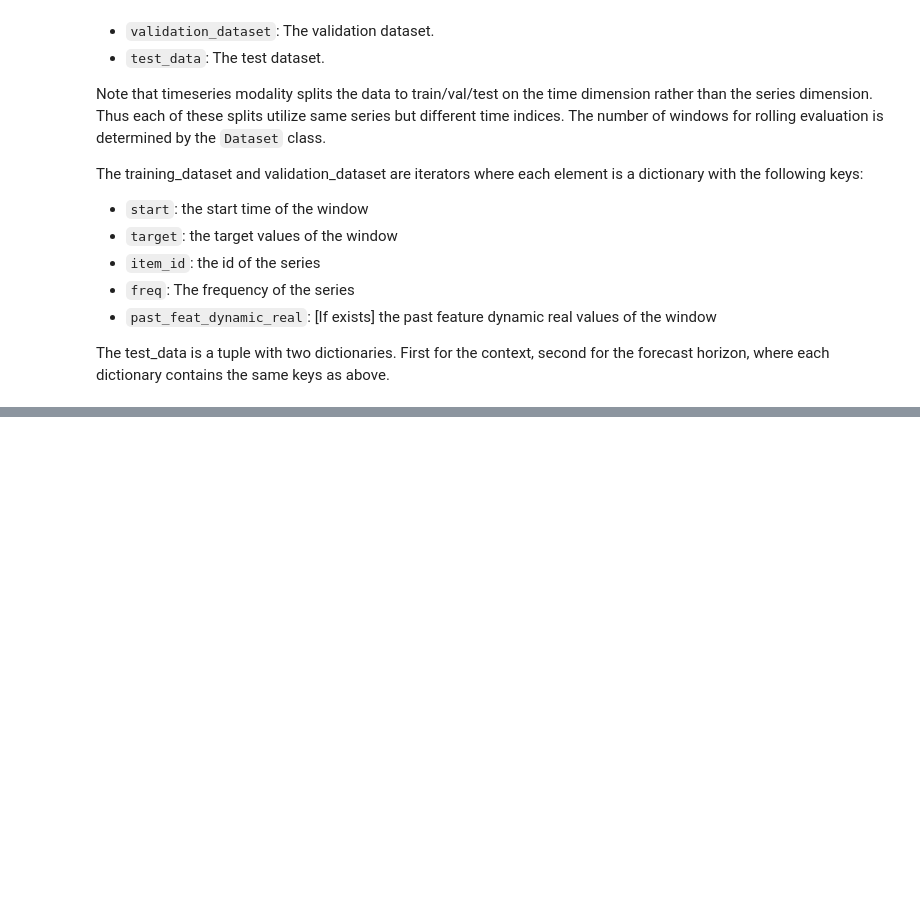
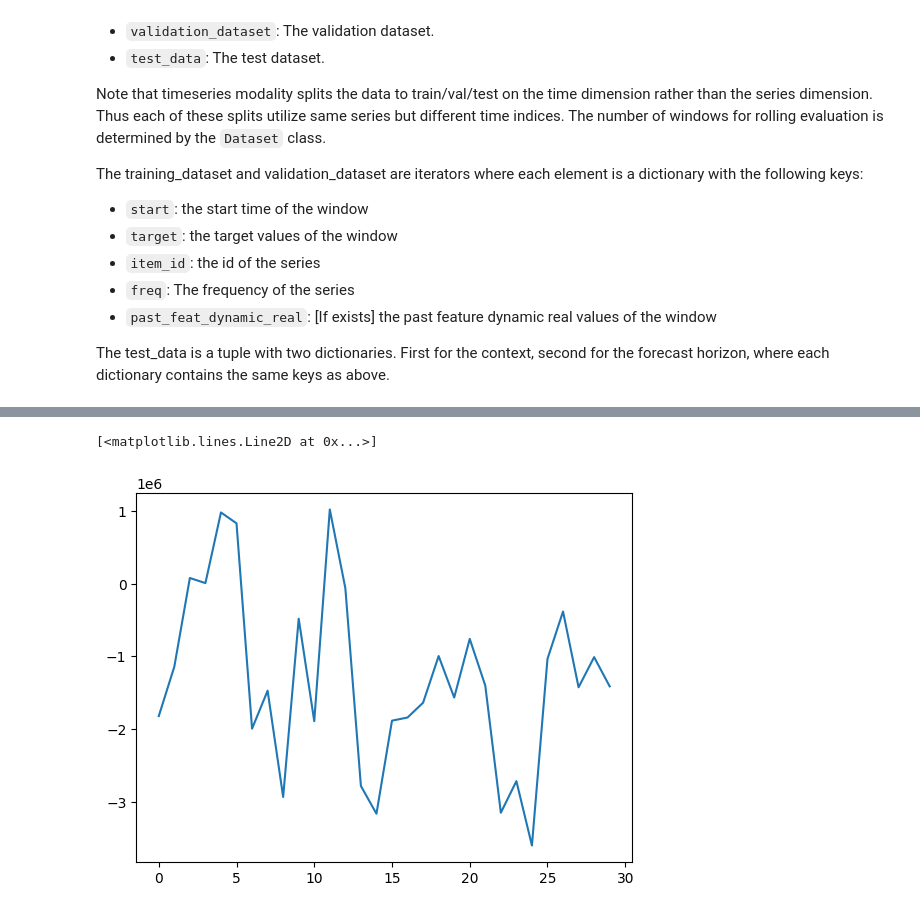
Before and after one commit to jonghyeon1998/KMD-Time-Series, a Jupyter notebook: experiments/dataset.ipynb, the cells around one changed output, grey strips where cells are left out. Drawn from its saved outputs; the diff is of its cells as text; code cells hidden in the pictures; blank space fills up the shorter version.

```diff
--- a/experiments/dataset.ipynb
+++ b/experiments/dataset.ipynb
@@ -159,0 +218,5 @@ val_data_unseen = next(iter(dataset_unseen.validation_dataset))["target"][len(tr
+# %%
+plt.plot(Y_test_pred)
+# %% [output]
+[<matplotlib.lines.Line2D at 0x...>]
+[figure, added]
```
Also changed, not shown: parts of 4 cells of this notebook.
